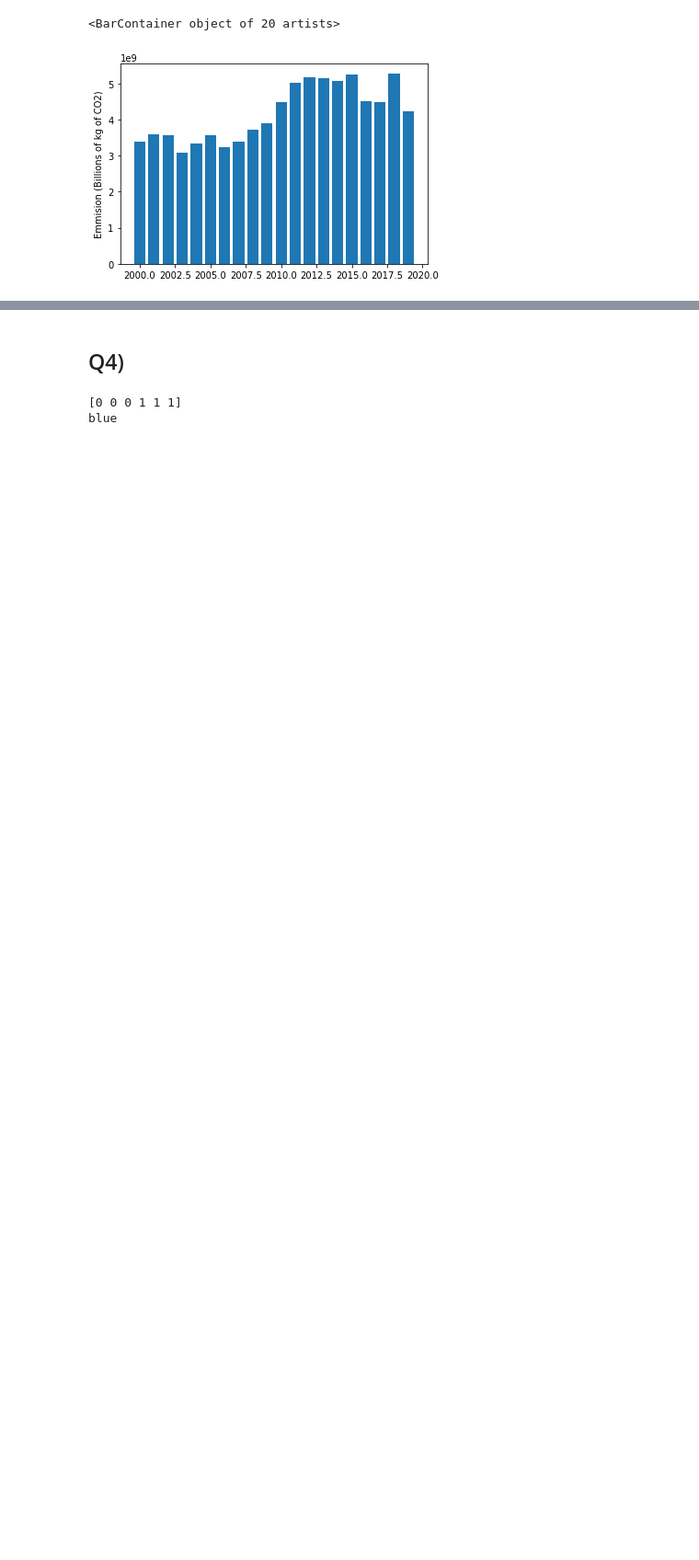
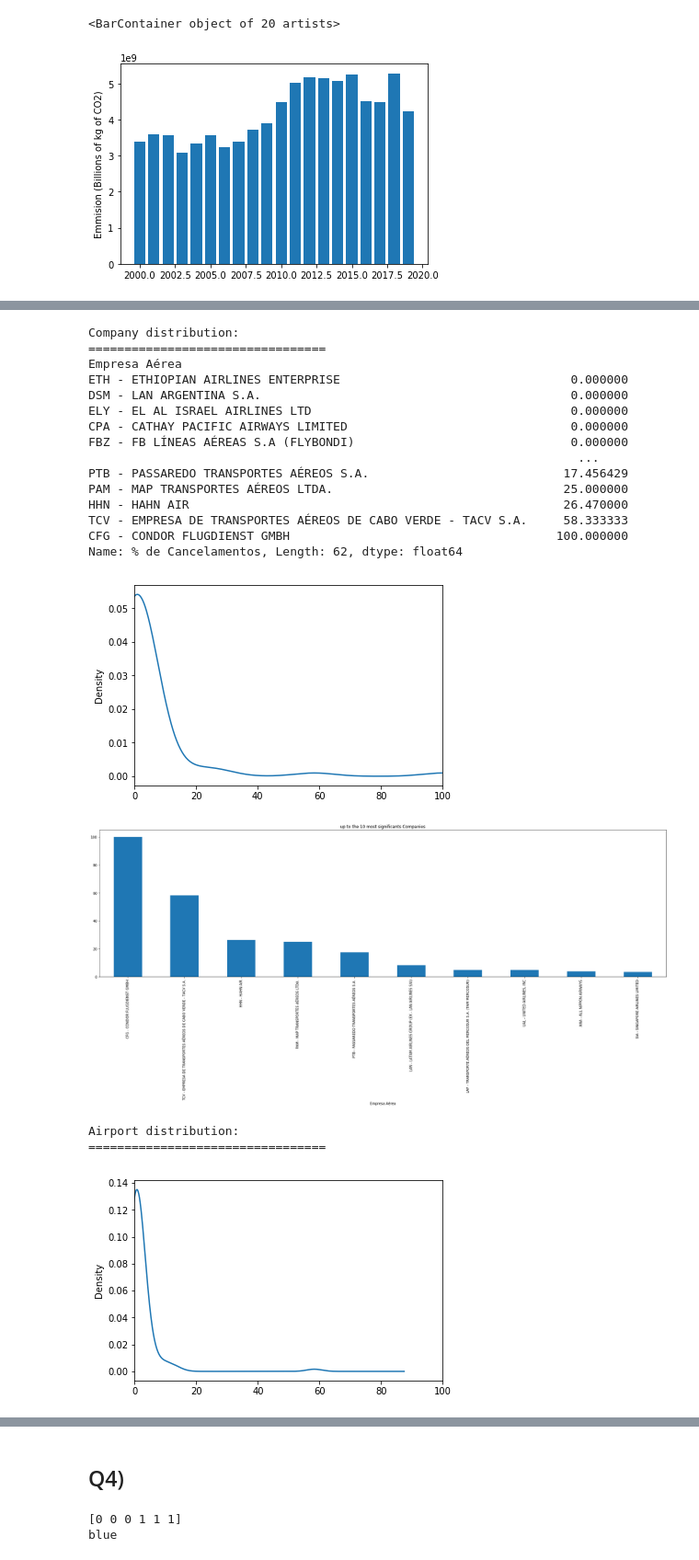
Before and after one commit to MLaurentys/EighthSemester, a Jupyter notebook: MAC0459/Final/FinalExam.ipynb, the cells around one changed output, grey strips where cells are left out. Shown at 92% size. Drawn from its saved outputs; the diff is of its cells as text; code cells hidden in the pictures; blank space fills up the shorter version.

```diff
--- a/MAC0459/Final/FinalExam.ipynb
+++ b/MAC0459/Final/FinalExam.ipynb
@@ -138,0 +149,2 @@ plt.bar(xvals, fuels)
+# %%
+q2_raw = pd.read_csv("AnexoI_utf.csv", sep=";", decimal=",")
@@ -138,0 +178,7 @@ plt.bar(xvals, fuels)
+# %%
+keys_company = q1_by_company.groups.keys()
+keys_airport_dest = q1_data.groupby("AEROPORTO DE DESTINO (SIGLA)").groups.keys()
+keys_airport_orig = q1_by_airport.groups.keys()
+
+print(q2_raw.iloc[0:10, 0:3])
+print(keys_airport_dest)
@@ -138,0 +198,39 @@ plt.bar(xvals, fuels)
+# %%
+
+
+q2_data = q2_raw.loc[(q2_raw["Aeroporto de Origem Designador OACI"].isin(keys_airport_orig)) &
+                     (q2_raw["Aeroporto de Destino Designador OACI"].isin(keys_airport_dest))]
+
+
+q2_by_company = q2_data.groupby("Empresa Aérea")
+q2_by_airport = q2_data.groupby("Aeroporto de Origem Designador OACI")
+print("Company distribution:\n=================================")
+departures= q2_by_company["% de Cancelamentos"].mean()
+print(departures.sort_values())
+dist_plot([0, 100], departures, "Cancelation Percentage")
+bar_plot(departures, "Companies")
+print("Airport distribution:\n=================================")
+departures= q2_by_airport["% de Cancelamentos"].mean()
+dist_plot([0, 100], departures, "Cancelation Percentage")
+bar_plot(departures, "Origin Airports")
+# %% [output]
+Company distribution:
+=================================
+Empresa Aérea
+ETH - ETHIOPIAN AIRLINES ENTERPRISE                                0.000000
+DSM - LAN ARGENTINA S.A.                                           0.000000
+ELY - EL AL ISRAEL AIRLINES LTD                                    0.000000
+CPA - CATHAY PACIFIC AIRWAYS LIMITED                               0.000000
+FBZ - FB LÍNEAS AÉREAS S.A (FLYBONDI)                              0.000000
+                                                                    ...
+PTB - PASSAREDO TRANSPORTES AÉREOS S.A.                           17.456429
+PAM - MAP TRANSPORTES AÉREOS LTDA.                                25.000000
+HHN - HAHN AIR                                                    26.470000
+TCV - EMPRESA DE TRANSPORTES AÉREOS DE CABO VERDE - TACV S.A.     58.333333
+CFG - CONDOR FLUGDIENST GMBH                                     100.000000
+Name: % de Cancelamentos, Length: 62, dtype: float64
+[figure, added]
+[figure, added]
+Airport distribution:
+=================================
+[figure, added]
```
Also changed, not shown: parts of 7 cells of this notebook.
